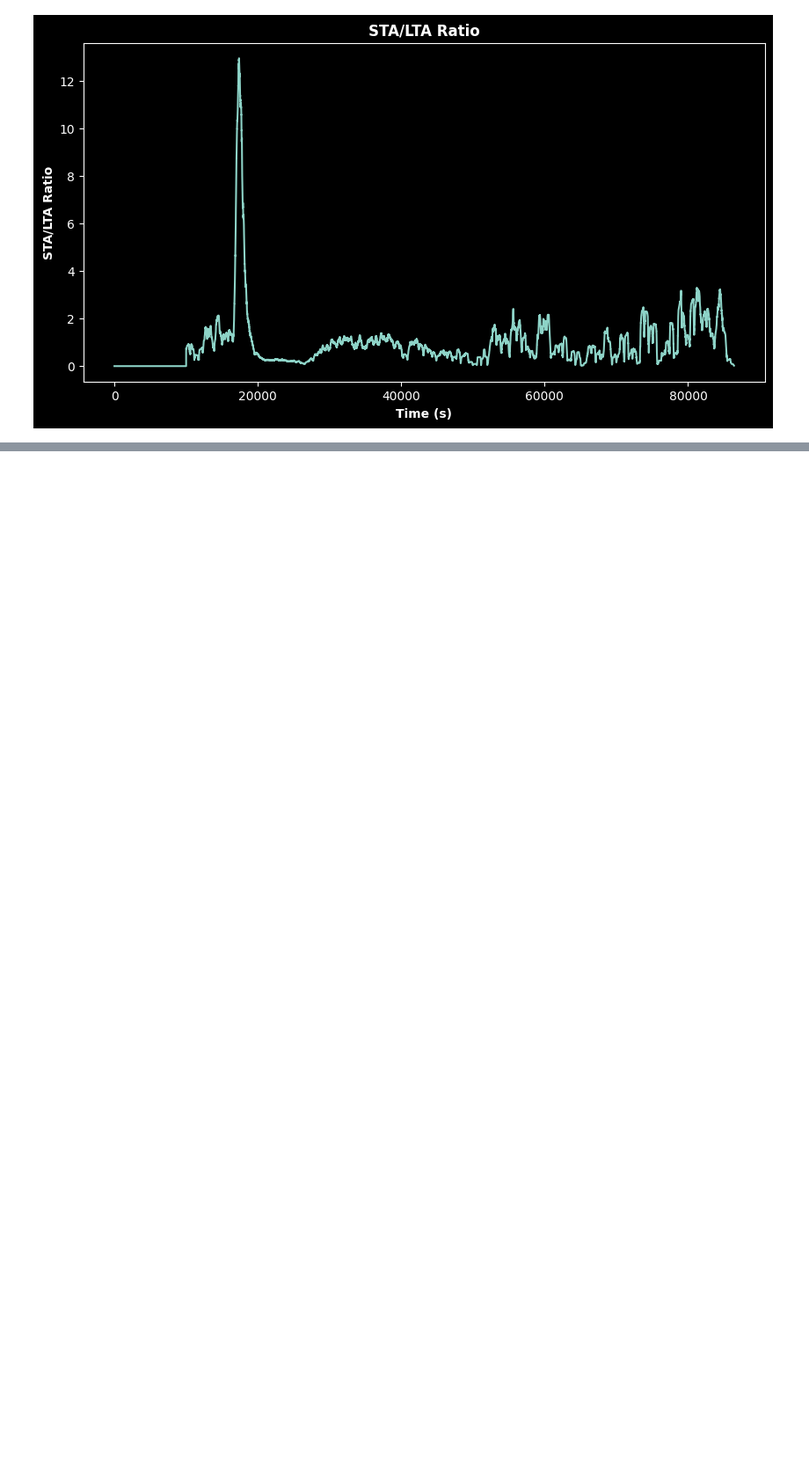
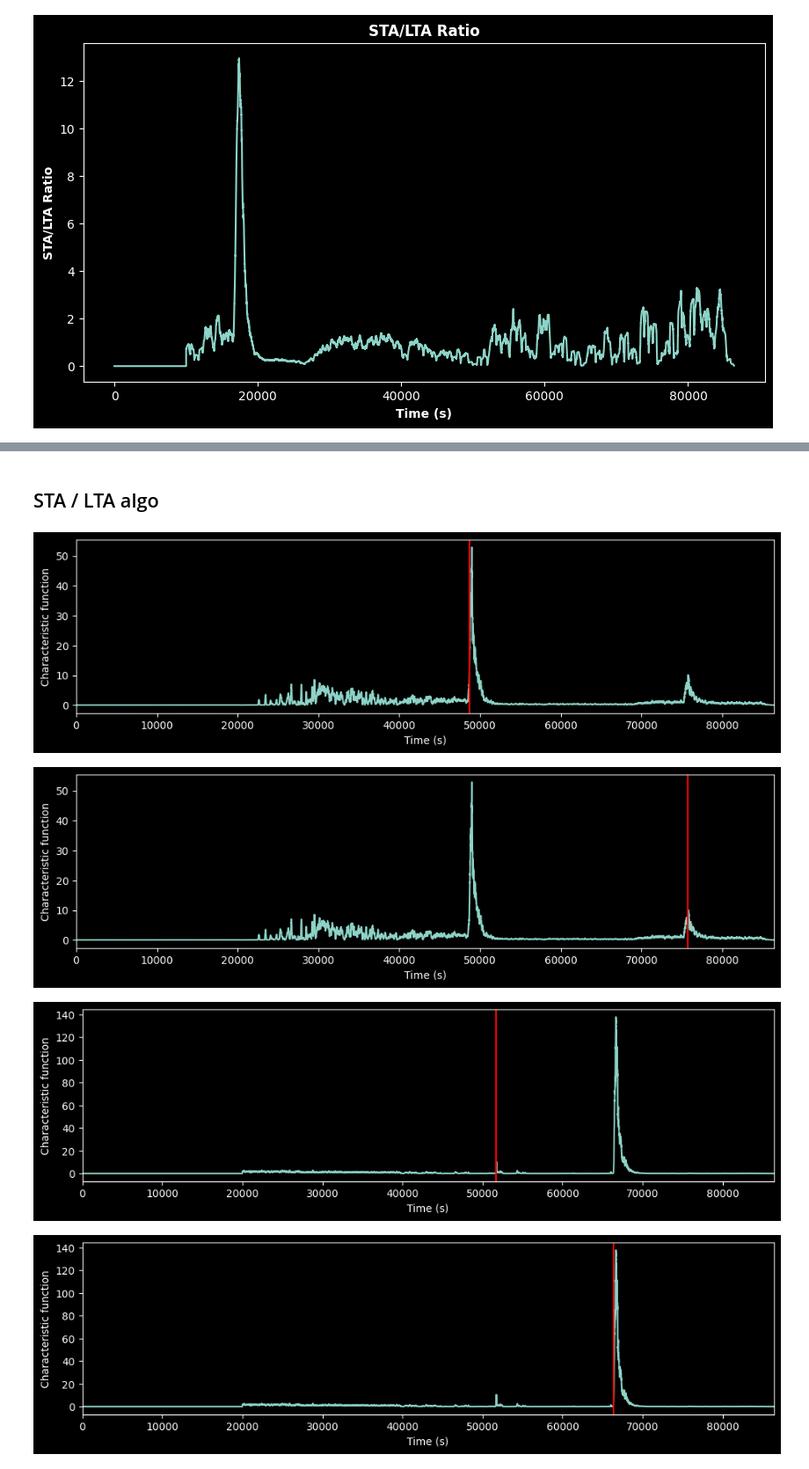
Before and after one commit to edo-ce/NASA_Space_Apps_Challenge_2024, a Jupyter notebook: test.ipynb, the cells around one changed output, grey strips where cells are left out. Shown: that part at 88% size. Drawn from its saved outputs; the diff is of its cells as text; code cells hidden in the pictures; blank space fills up the shorter version.

Commit message:
windows algo ok

```diff
--- a/test.ipynb
+++ b/test.ipynb
@@ -306,0 +343,60 @@ str(on_time)
+# %% [markdown]
+## STA / LTA algo
+# %%
+# Path directory
+moon_test_path = './data/lunar/test/data/'
+mars_test_path = './data/mars/test/data/'
+
+sta = 100
+lta = 20000
+
+thr_on = 10
+thr_off = 0.5
+
+def get_file_from_name(name, data_path):
+    mseed_files = get_mseed_data(data_path)
+    for f in mseed_files:
+        if name in f:
+            return f
+
+    return None
+
+def get_df_from_data_stalta(data_path, sta, lta, thr_on, thr_off):
+    # create dataframe
+    df = pd.DataFrame(columns=['filename', 'time_abs', 'time_rel(sec)'])
+    name_data = data_path.split('/')[2]
+
+    for i in range(0, len(moon_data)):
+        file_path = moon_data[i]
+        name = file_path.split('/')[-1].replace('.mseed', '')
+
+        st = read(file_path)
+        st_filt = st.copy()
+        st_filt.filter('bandpass', freqmin=0.8, freqmax=1)
+
+        tr_data = st_filt[0].data
+        tr_times = st_filt[0].times()
+
+        ts = st_filt[0].stats.sampling_rate
+        ctf = classic_sta_lta(tr_data, int(sta*ts), int(lta*ts))
+        on_off = np.array(trigger_onset(ctf, thr_on, thr_off))
+
+        for j in np.arange(0, len(on_off)):
+            triggers_ = on_off[j]
+            on_time = st[0].stats.starttime + timedelta(seconds=tr_times[triggers_[0]])
+            df.loc[len(df)] = {
+                'filename': name,
+                'time_abs': on_time.strftime('%Y-%m-%dT%H:%M:%S.%f'),
+                'time_rel(sec)': tr_times[triggers_[0]]
+            }
+    df.to_csv(f'detections_{name_data}_sta_lta.csv', index=False)
+
+    return df
+
+# Create dataframe
+moon_df = get_df_from_data_stalta(moon_test_path, sta, lta, thr_on, thr_off)
+# %% [output]
+[figure, added]
+[figure, added]
+[figure, added]
+[figure, added]
```
Also changed, not shown: parts of 13 cells of this notebook, 2 other files.
